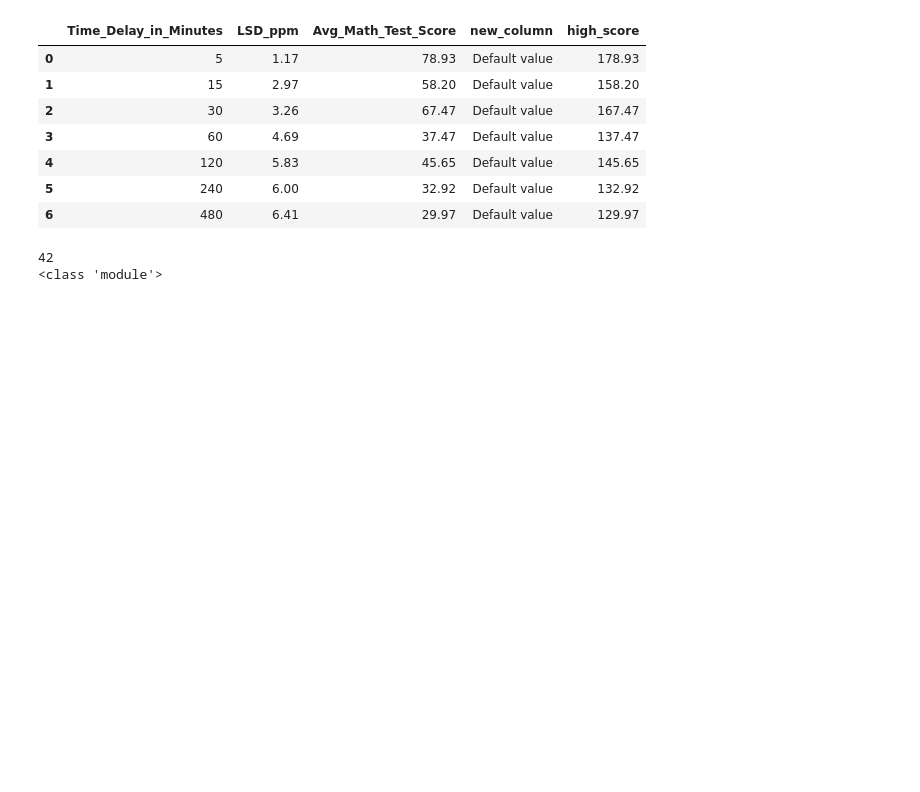
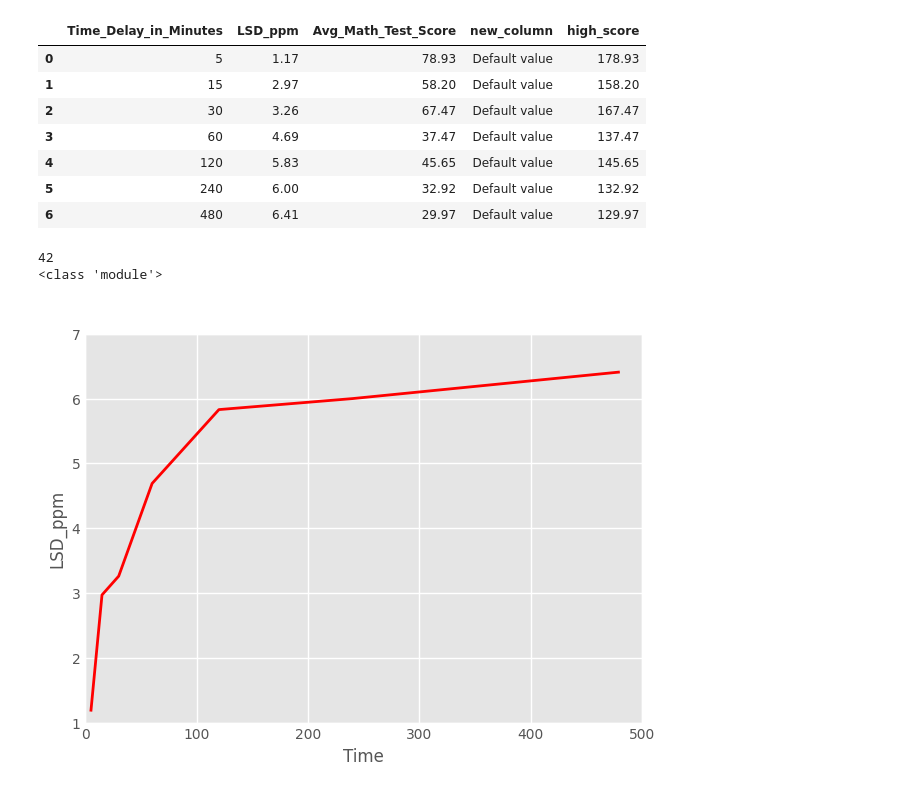
Before and after one commit to hectort88/ds_practice, a Jupyter notebook: general_python.ipynb, the cells around one changed output. Saved outputs shown, nothing was run; the diff lists cells and outputs as text; code cells hidden in the pictures; blank space fills up the shorter version.

```diff
--- a/general_python.ipynb
+++ b/general_python.ipynb
@@ -113,3 +105,19 @@ print(type(life))
 # %% [output]
 42
 <class 'module'>
+# %%
+time = data['Time_Delay_in_Minutes']
+lsd_ppm = data['LSD_ppm']
+avg_score = data['Avg_Math_Test_Score']
+# %%
+plt.style.use('ggplot')
+
+plt.plot(time, lsd_ppm, color='r', linewidth=2)
+plt.title("Time by Tissue")
+plt.xlabel("Time")
+plt.ylabel("LSD_ppm")
+plt.xlim(0, 500)
+plt.ylim(1, 7)
+plt.show()
+# %% [output]
+[figure, added]
```
Also changed, not shown: parts of 8 cells of this notebook, 1 other file.
